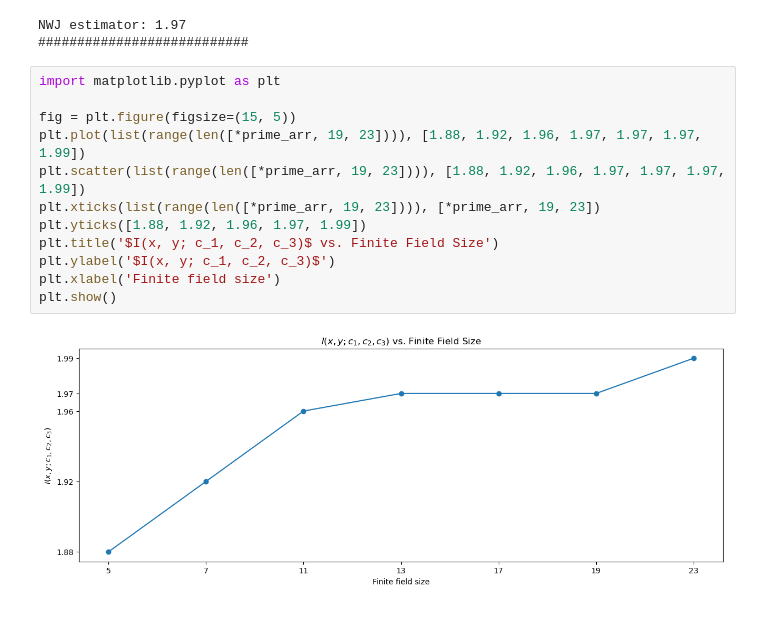
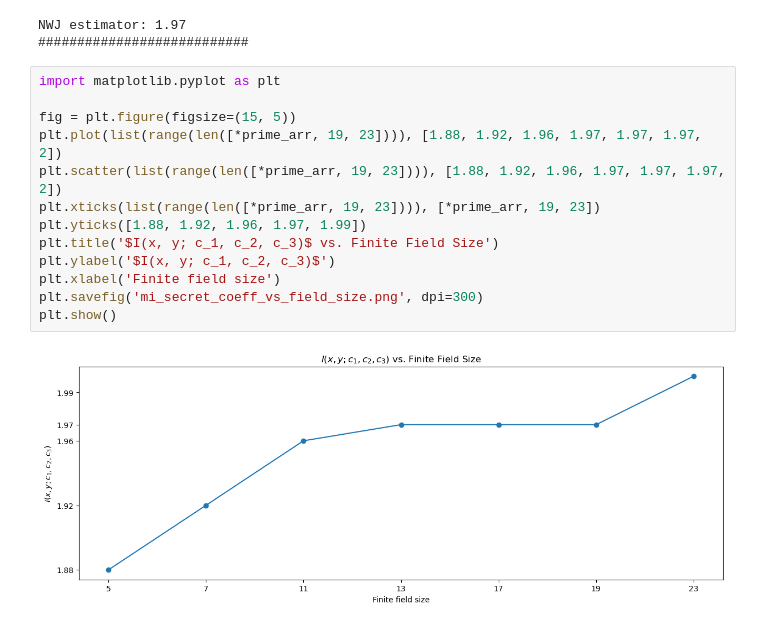
Before and after one commit to gulerlab/mutual-information-between-secret-coeff-and-inversion-attack, a Jupyter notebook: 111423_basic_dresfl_effect_of_finite_field_size.ipynb, the cells around one changed output. Drawn from its saved outputs; the diff is of its cells as text.

```diff
--- a/111423_basic_dresfl_effect_of_finite_field_size.ipynb
+++ b/111423_basic_dresfl_effect_of_finite_field_size.ipynb
@@ -148,14 +148,15 @@ NWJ estimator: 1.97
 # %%
 import matplotlib.pyplot as plt
 
 fig = plt.figure(figsize=(15, 5))
-plt.plot(list(range(len([*prime_arr, 19, 23]))), [1.88, 1.92, 1.96, 1.97, 1.97, 1.97, 1.99])
-plt.scatter(list(range(len([*prime_arr, 19, 23]))), [1.88, 1.92, 1.96, 1.97, 1.97, 1.97, 1.99])
+plt.plot(list(range(len([*prime_arr, 19, 23]))), [1.88, 1.92, 1.96, 1.97, 1.97, 1.97, 2])
+plt.scatter(list(range(len([*prime_arr, 19, 23]))), [1.88, 1.92, 1.96, 1.97, 1.97, 1.97, 2])
 plt.xticks(list(range(len([*prime_arr, 19, 23]))), [*prime_arr, 19, 23])
 plt.yticks([1.88, 1.92, 1.96, 1.97, 1.99])
 plt.title('$I(x, y; c_1, c_2, c_3)$ vs. Finite Field Size')
 plt.ylabel('$I(x, y; c_1, c_2, c_3)$')
 plt.xlabel('Finite field size')
+plt.savefig('mi_secret_coeff_vs_field_size.png', dpi=300)
 plt.show()
 # %% [output]
-[figure, old version]
+[figure, new version]
```
Also changed, not shown: 2 other files.
